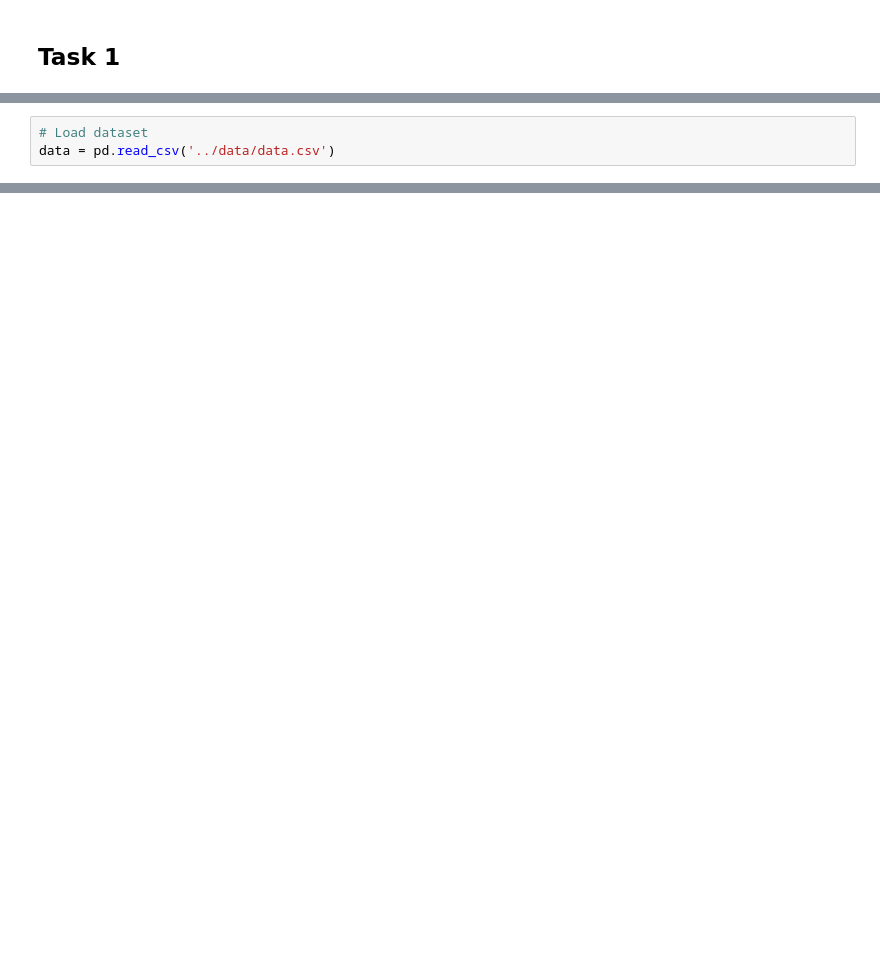
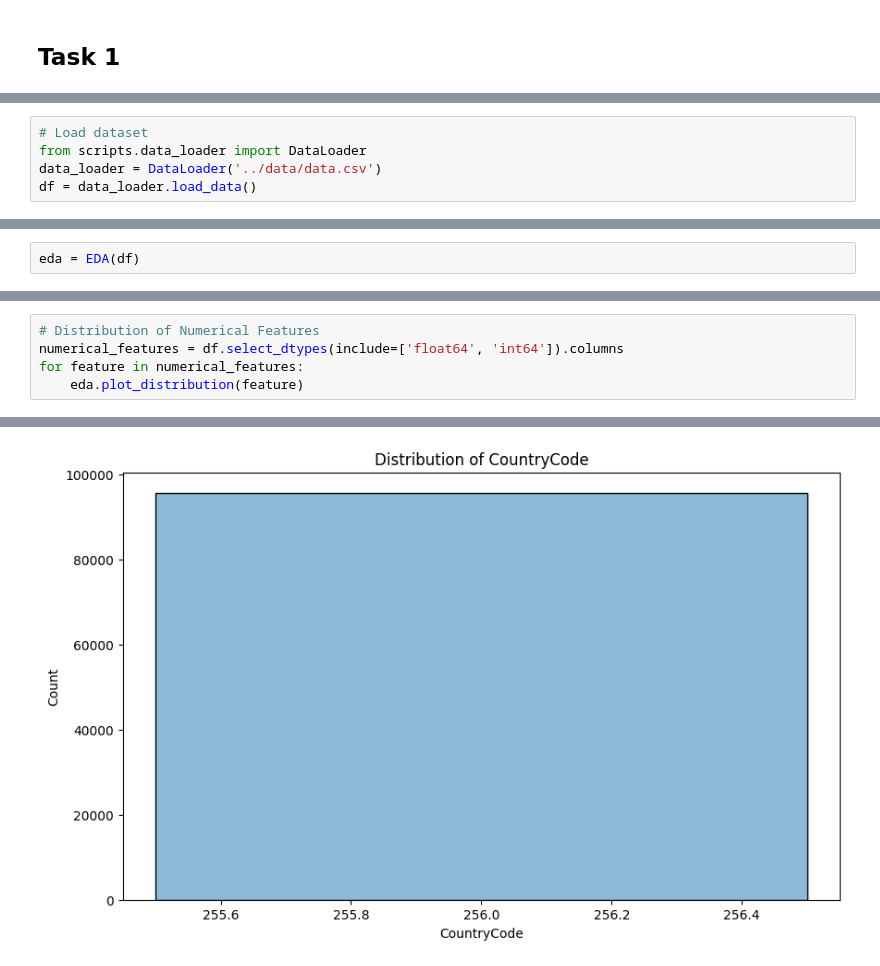
Before and after one commit to zol23-g/Credit_Scoring_Model, a Jupyter notebook: notebooks/eda.ipynb, the cells around one changed output, grey strips where cells are left out. Saved outputs shown, nothing was run; the diff lists cells and outputs as text; blank space fills up the shorter version.

```diff
--- a/notebooks/eda.ipynb
+++ b/notebooks/eda.ipynb
@@ -7,3 +14,5 @@ import matplotlib.pyplot as plt
 # %%
 # Load dataset
-data = pd.read_csv('../data/data.csv')
+from scripts.data_loader import DataLoader
+data_loader = DataLoader('../data/data.csv')
+df = data_loader.load_data()
@@ -72,0 +52,2 @@ data.describe()
+# %%
+eda = EDA(df)
@@ -72,0 +94,6 @@ data.describe()
+# %%
+# Distribution of Numerical Features
+numerical_features = df.select_dtypes(include=['float64', 'int64']).columns
+for feature in numerical_features:
+    eda.plot_distribution(feature)
+# %% [output]
@@ -72,0 +103 @@ data.describe()
+[figure, added]
```
Also changed, not shown: parts of 13 cells of this notebook, 4 other files.
